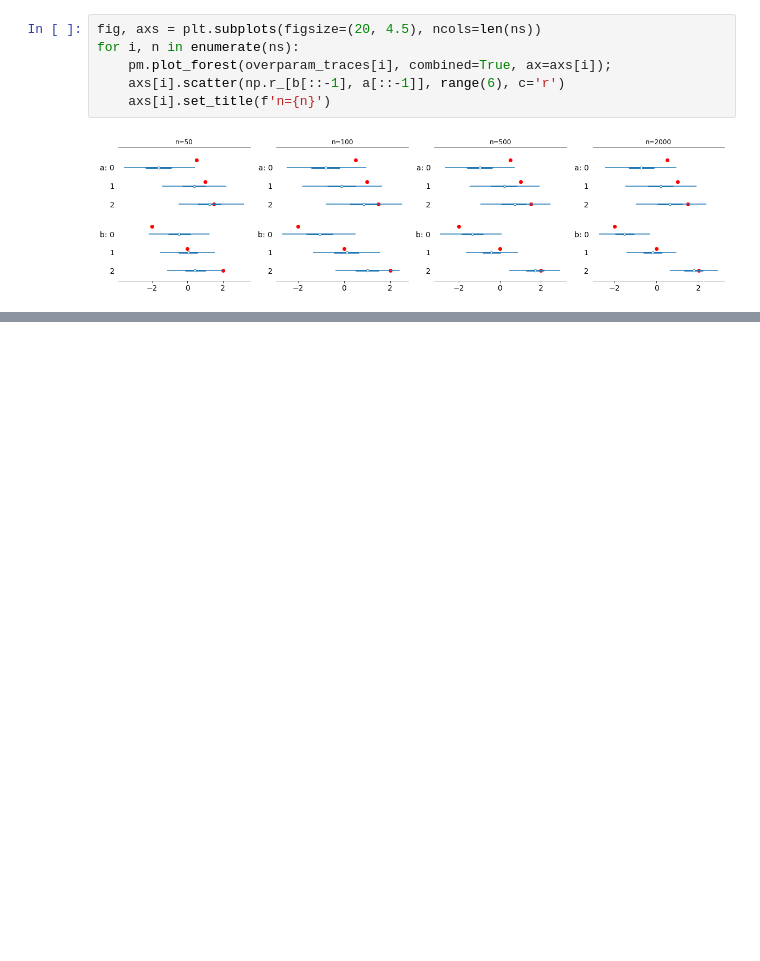
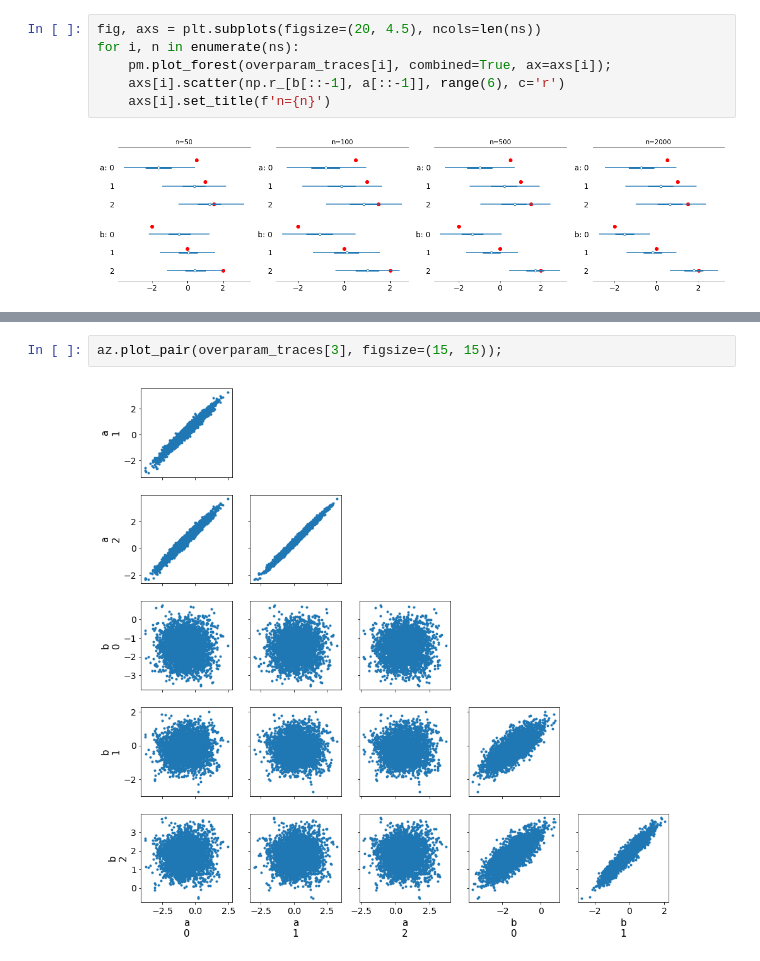
Before and after one commit to mochar/zusenzo, a Jupyter notebook: rethinking/overparameterized_multinomial.ipynb, the cells around one changed output, grey strips where cells are left out. Drawn from its saved outputs; the diff is of its cells as text; blank space fills up the shorter version.

```diff
--- a/rethinking/overparameterized_multinomial.ipynb
+++ b/rethinking/overparameterized_multinomial.ipynb
@@ -170,0 +175,4 @@ for i, n in enumerate(ns):
+# %%
+az.plot_pair(overparam_traces[3], figsize=(15, 15));
+# %% [output]
+[figure, added]
```
Also changed, not shown: parts of 6 cells of this notebook.
